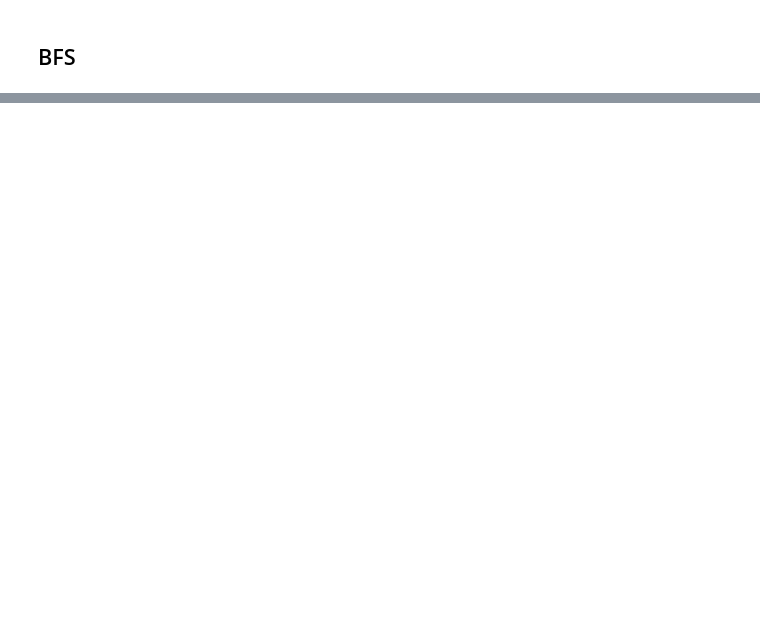
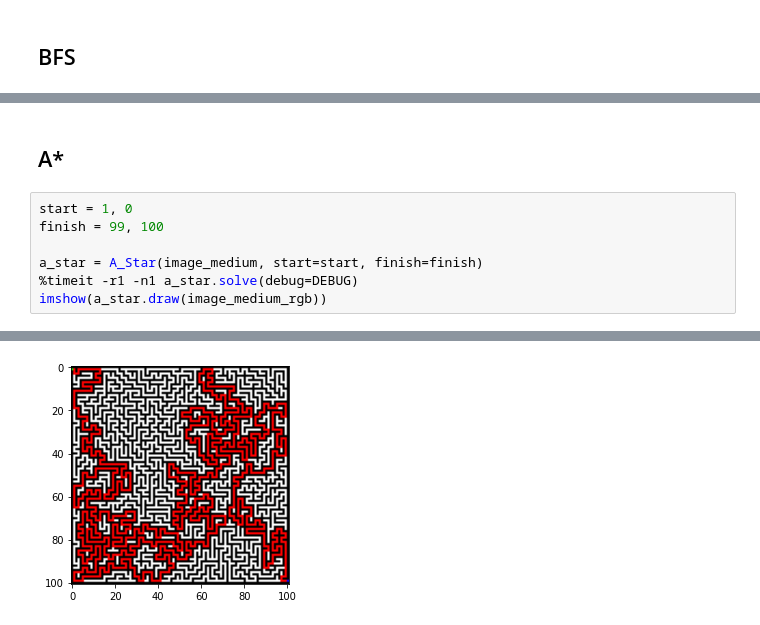
Before and after one commit to DmitryPodpryatov/maze-solver, a Jupyter notebook: Test.ipynb, the cells around one changed output, grey strips where cells are left out. Drawn from its saved outputs; the diff is of its cells as text; blank space fills up the shorter version.

```diff
--- a/Test.ipynb
+++ b/Test.ipynb
@@ -164 +163,11 @@ Solution has been found!
 [figure]
+# %% [markdown]
+## A*
+# %%
+start = 1, 0
+finish = 99, 100
+
+a_star = A_Star(image_medium, start=start, finish=finish)
+%timeit -r1 -n1 a_star.solve(debug=DEBUG)
+imshow(a_star.draw(image_medium_rgb))
+# %% [output]
@@ -164,0 +176 @@ Solution has been found!
+[figure, added]
```
Also changed, not shown: parts of 17 cells of this notebook, 5 other files.
